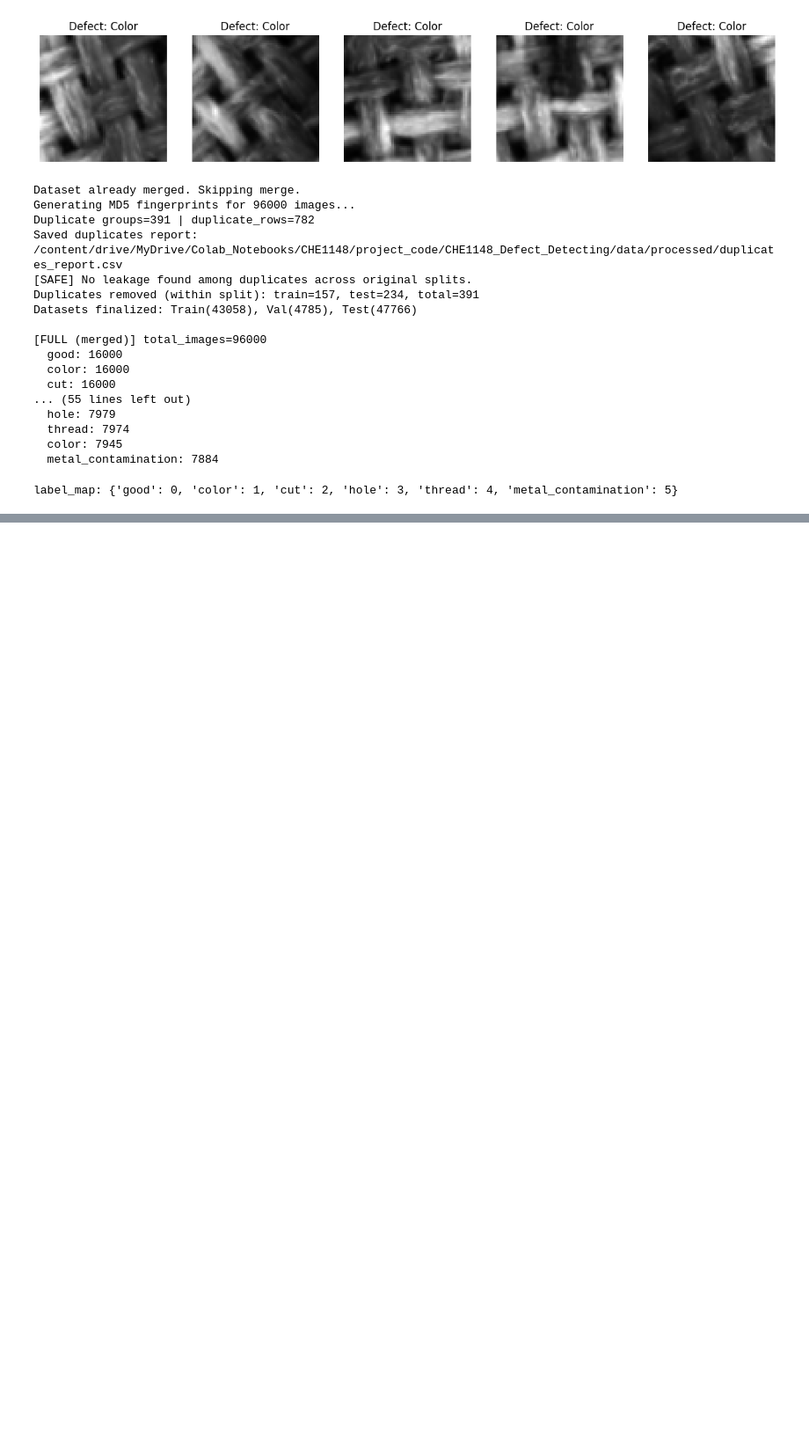
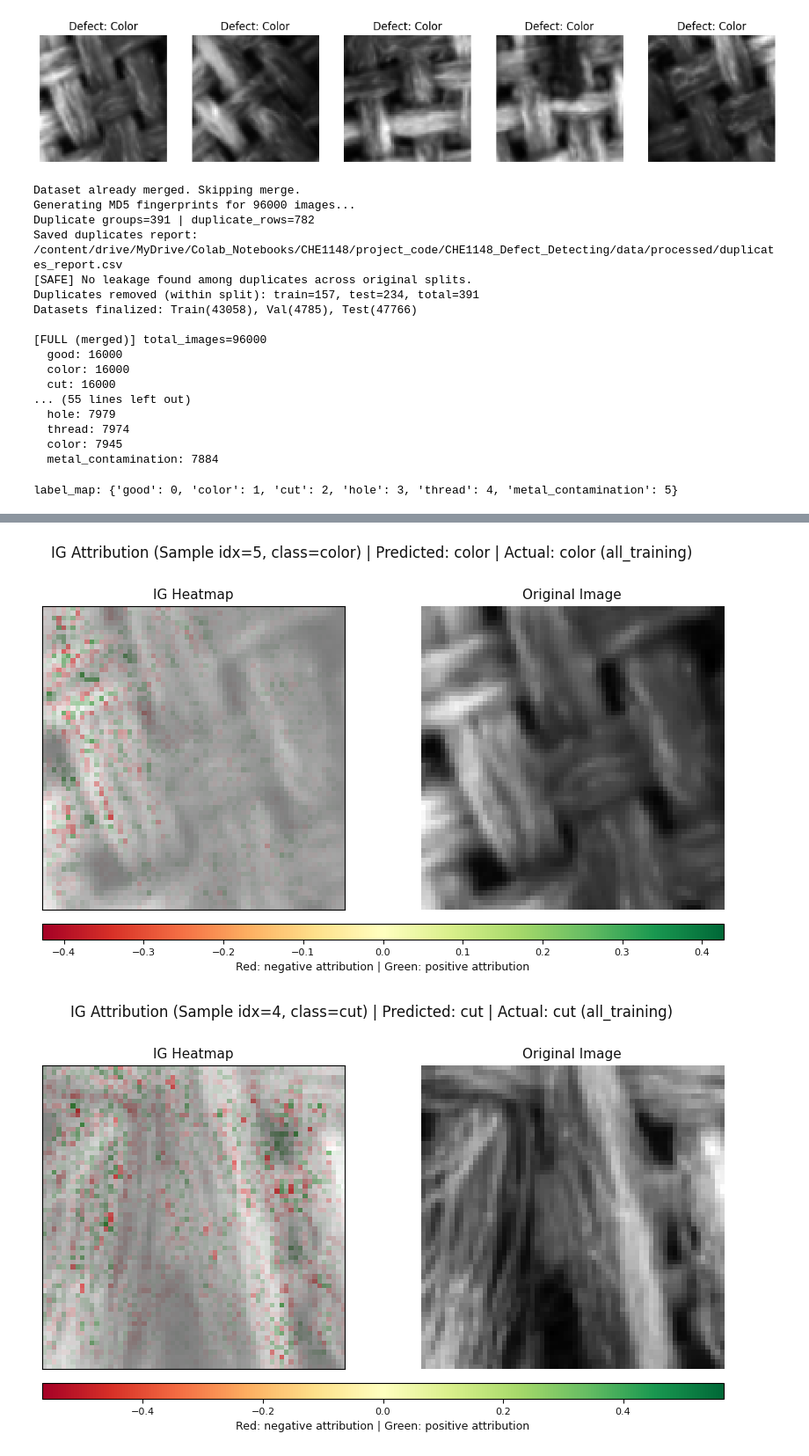
Before and after one commit to gaopengju0119-eng/CHE1148_Defect_Detecting, a Jupyter notebook: main.ipynb, the cells around one changed output, grey strips where cells are left out. Shown at 88% size. Cells and saved outputs as stored; diff of their text form; code cells hidden in the pictures; blank space fills up the shorter version.

```diff
--- a/main.ipynb
+++ b/main.ipynb
@@ -1514,15 +1705,7 @@ def plot_ig_results(attributions, img_plot, predicted_class, actual_class, label
         color="#111111",
         y=0.98,
     )
-    fig.text(
-        0.5,
-        0.075,
-        "Colorbar meaning: Red = negative contribution, Green = positive contribution",
-        ha="center",
-        va="center",
-        fontsize=10,
-        color="#111111",
-    )
+
     fig.subplots_adjust(top=0.86, bottom=0.18)
     plt.show()
     plt.close(fig)
@@ -1595,15 +1778,29 @@ def run_ig_demo_per_defect_class(model, dataset, label_map, device):
             label_map,
             sample_idx=f"idx={ds_idx}, class={class_name}",
         )
-
-
-# Auto-run IG visualizations: one sample per defect class.
-if IntegratedGradients is None or viz is None:
-    print("[INFO] captum is not installed. Skipping IG demo plot.")
-elif {"model_resnet", "train_ds", "train_label_map", "device"}.issubset(globals()) and len(train_ds) > 0:
-    try:
-        run_ig_demo_per_defect_class(model_resnet, train_ds, train_label_map, device)
-    except Exception as e:
-        print(f"[WARN] IG demo skipped due to error: {e}")
-else:
-    print("[INFO] IG prerequisites not ready. Run ResNet training cell first.")
+# %%
+import subprocess
+import sys
+
+# --- Install captum if missing ---
+try:
+    import captum
+    from captum.attr import IntegratedGradients
+    from captum.attr import visualization as viz
+except ImportError:
+    print("[INFO] captum not found. Installing...")
+    subprocess.check_call([sys.executable, "-m", "pip", "install", "captum"])
+    from captum.attr import IntegratedGradients
+    from captum.attr import visualization as viz
+
+# Auto-run IG visualizations: one sample per defect class.
+if {"model_resnet", "train_ds", "train_label_map", "device"}.issubset(globals()) and len(train_ds) > 0:
+    try:
+        run_ig_demo_per_defect_class(model_resnet, train_ds, train_label_map, device)
+    except Exception as e:
+        print(f"[WARN] IG demo skipped due to error: {e}")
+else:
+    print("[INFO] IG prerequisites not ready. Run ResNet training cell first.")
+# %% [output]
+[figure, added]
+[figure, added]
```
Also changed, not shown: parts of 14 cells of this notebook.
